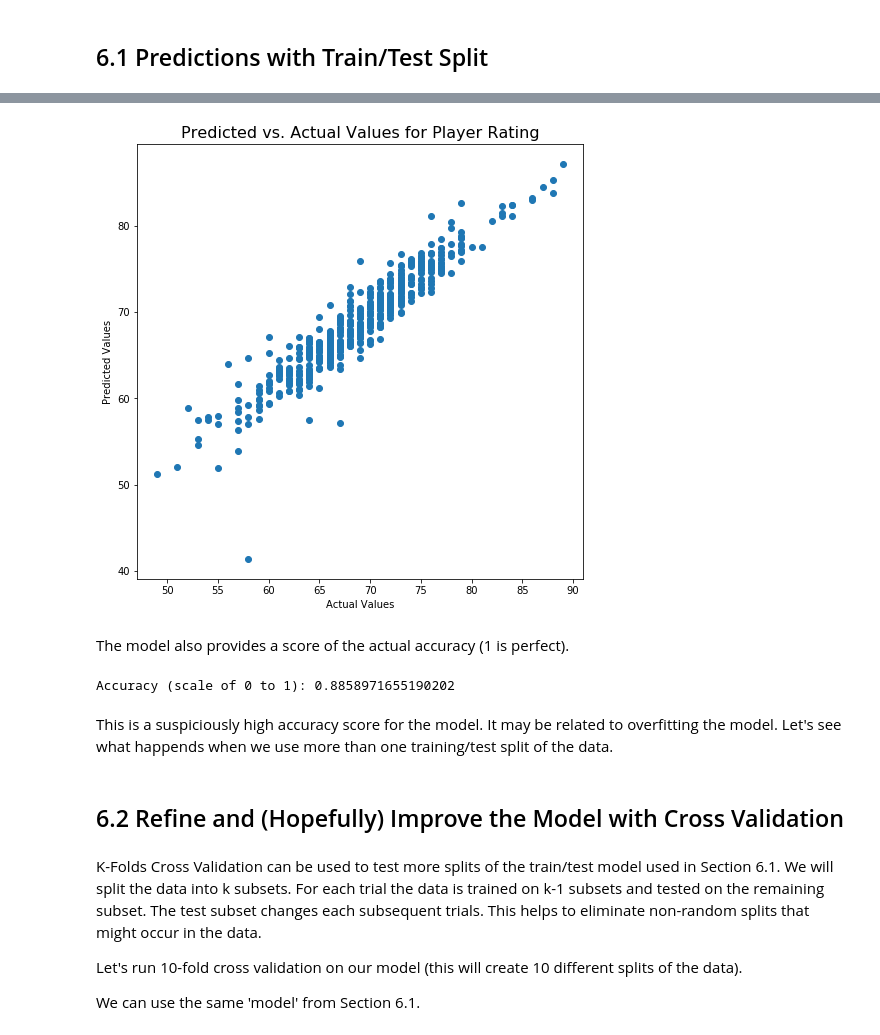
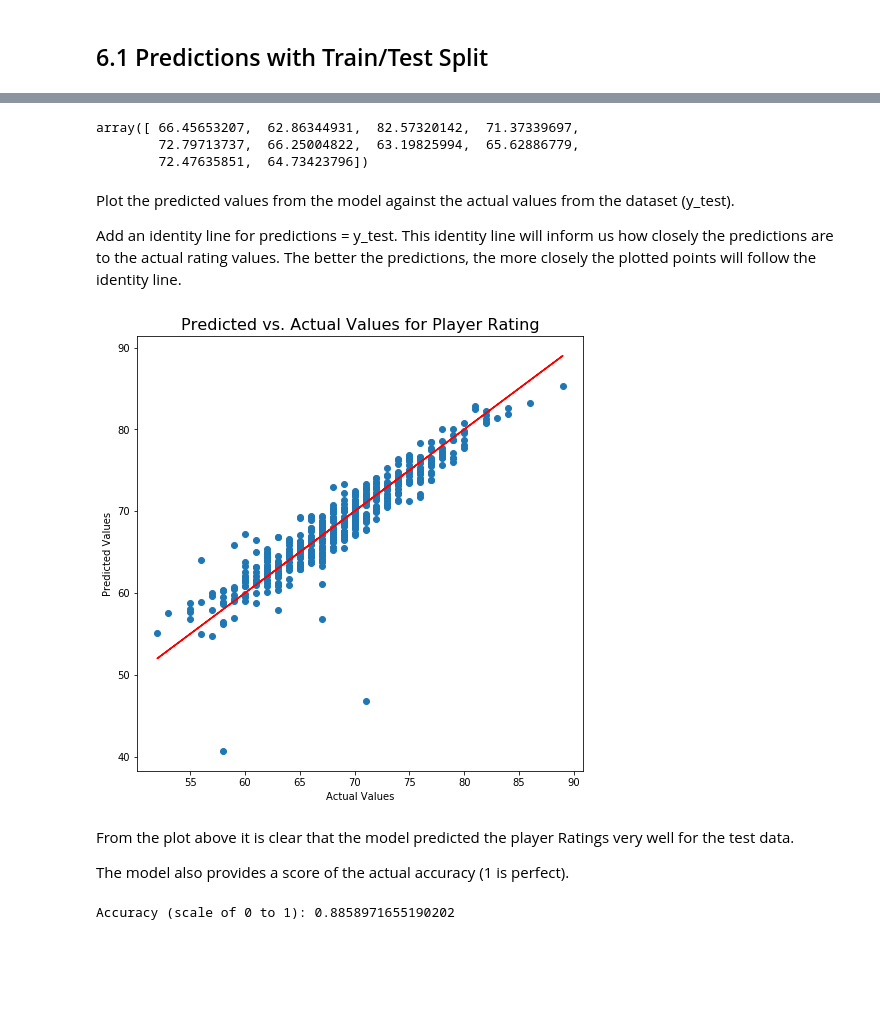
Before and after one commit to JamesHuang22/fifa, a Jupyter notebook: fifa_nb.ipynb, the cells around one changed output, grey strips where cells are left out. Drawn from its saved outputs; the diff is of its cells as text; code cells hidden in the pictures; blank space fills up the shorter version.

Commit message:
Finished Sections 6 and 7, proofread whole thing

```diff
--- a/fifa_nb.ipynb
+++ b/fifa_nb.ipynb
@@ -596,26 +601,39 @@ Plot the predicted vs. actual values.
+# %%
+# create training and testing data from same X and y used in regression above
+X_train, X_test, y_train, y_test = model_selection.train_test_split(X, y, test_size=0.2)
+
+# create and fit the model
+lm = linear_model.LinearRegression()
+model = lm.fit(X_train, y_train)
+
+# generate predictions for player Rating to compare with y_test data
+predictions = lm.predict(X_test)
+
+# display first 10 results of our predicted player Ratings.
+predictions[0:10]
+# %% [output]
+array([ 66.45653207,  62.86344931,  82.57320142,  71.37339697,
+        72.79713737,  66.25004822,  63.19825994,  65.62886779,
+        72.47635851,  64.73423796])
+# %% [markdown]
+Plot the predicted values from the model against the  actual values from the dataset (y_test).
+
+Add an identity line for predictions = y_test.  This identity line will inform us how closely the predictions are to the actual rating values.  The better the predictions, the more closely the plotted points will follow the identity line.
 # %%
 plt.figure(figsize=(8,8))
 plt.title("Predicted vs. Actual Values for Player Rating", fontsize=16)
 plt.scatter(y_test,predictions)
+plt.plot(y_test, y_test, color="Red") # identity line y=x
 plt.xlabel("Actual Values")
 plt.ylabel("Predicted Values")
 plt.show()
 # %% [output]
-[figure, old version]
+[figure, new version]
 # %% [markdown]
+From the plot above it is clear that the model predicted the player Ratings very well for the test data.
+
 The model also provides a score of the actual accuracy (1 is perfect).
 # %%
 print("Accuracy (scale of 0 to 1): {}".format(model.score(X_test, y_test)))
 # %% [output]
 Accuracy (scale of 0 to 1): 0.8858971655190202
-# %% [markdown]
-This is a suspiciously high accuracy score for the model.  It may be related to overfitting the model.  Let's see what happends when we use more than one training/test split of the data.
-# %% [markdown]
-## 6.2 Refine and (Hopefully) Improve the Model with Cross Validation
-# %% [markdown]
-K-Folds Cross Validation can be used to test more splits of the train/test model used in Section 6.1.  We will split the data into k subsets.  For each trial the data is trained on k-1 subsets and tested on the remaining subset.  The test subset changes each subsequent trials.  This helps to eliminate non-random splits that might occur in the data.
-
-
-Let's run 10-fold cross validation on our model (this will create 10 different splits of the data).
-
-We can use the same 'model' from Section 6.1.
```
Also changed, not shown: parts of 56 cells of this notebook.
